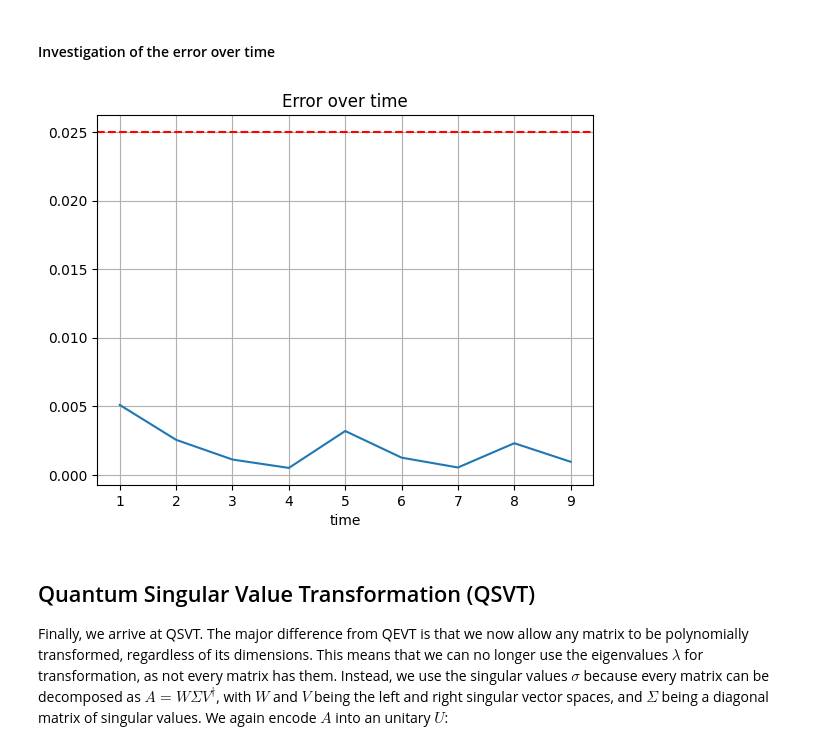
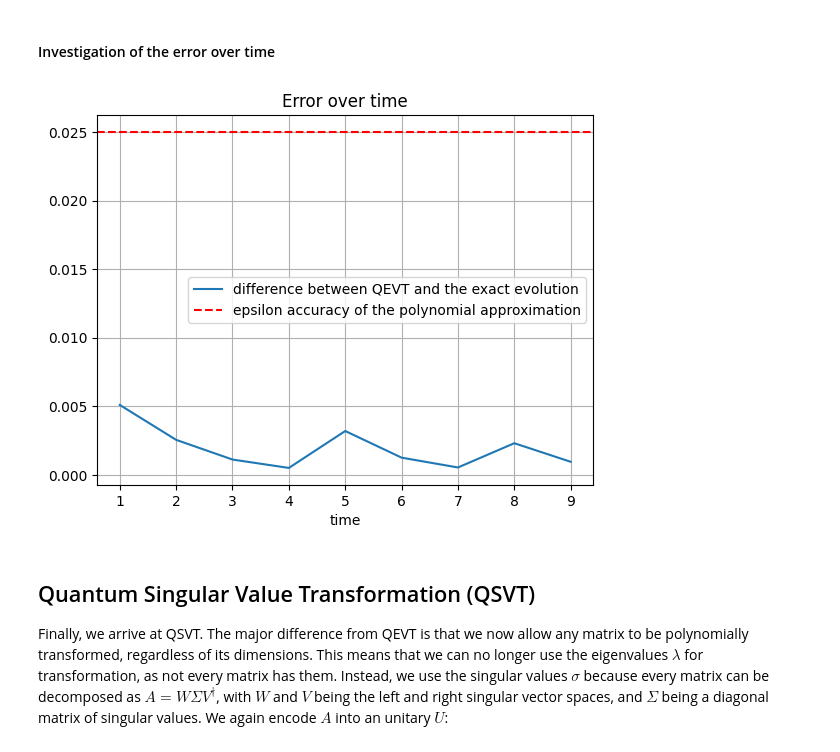
Before and after one commit to MaxSmd/quantum-singular-value-transformation, a Jupyter notebook: QSVT.ipynb, the cells around one changed output. Drawn from its saved outputs; the diff is of its cells as text; code cells hidden in the pictures.

Commit message:
modified plots

```diff
--- a/QSVT.ipynb
+++ b/QSVT.ipynb
@@ -287,13 +287,14 @@ The difference of the operator norm between the QSVT and scipy version is: 0.000
 #### Investigation of the error over time
 # %%
 #plot error vs. time
-plt.plot(t_vec, accuracies)
-plt.axhline(epsilon, color='red', linestyle='--')
+plt.plot(t_vec, accuracies, label='difference between QEVT and the exact evolution')
+plt.axhline(epsilon, color='red', linestyle='--', label='epsilon accuracy of the polynomial approximation')
 plt.xlabel('time')
 plt.title('Error over time')
+plt.legend(loc="best")
 plt.grid(True)
 # %% [output]
-[figure, old version]
+[figure, new version]
 # %% [markdown]
 ## Quantum Singular Value Transformation (QSVT)
 Finally, we arrive at QSVT. The major difference from QEVT is that we now allow any matrix to be polynomially transformed, regardless of its dimensions. This means that we can no longer use the eigenvalues $\lambda$ for transformation, as not every matrix has them. Instead, we use the singular values $\sigma$ because every matrix can be decomposed as $A = W \Sigma V^\dagger$, with $W$ and $V$ being the left and right singular vector spaces, and  $\Sigma$ being a diagonal matrix of singular values. We again encode $A$ into an unitary $U$: $$U = \begin{bmatrix} A & \cdot \\ \cdot & \cdot \end{bmatrix} $$
```
Also changed, not shown: parts of 1 cell of this notebook.
